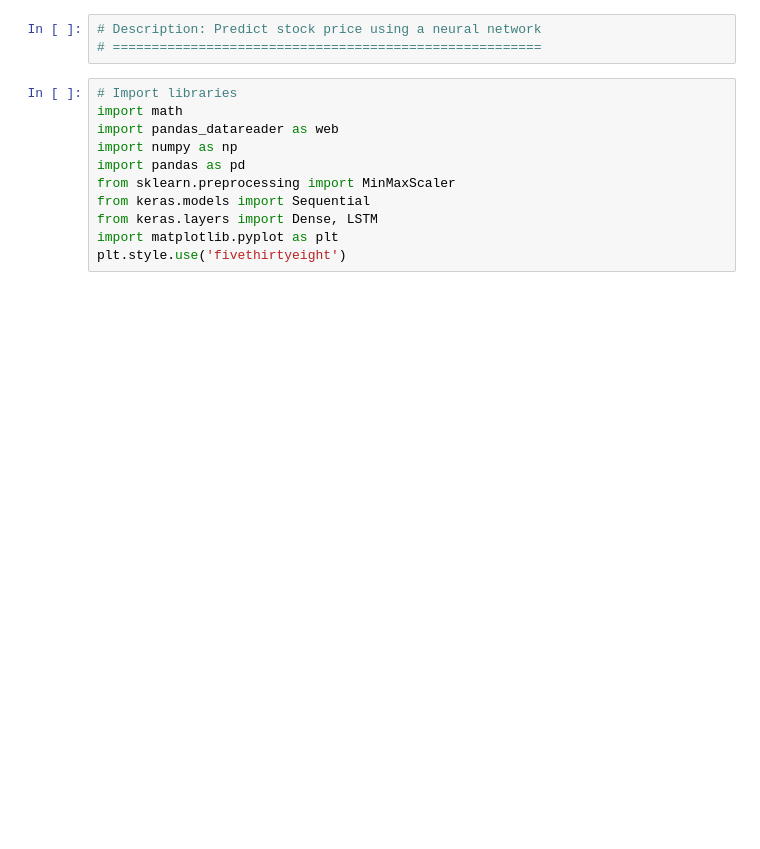
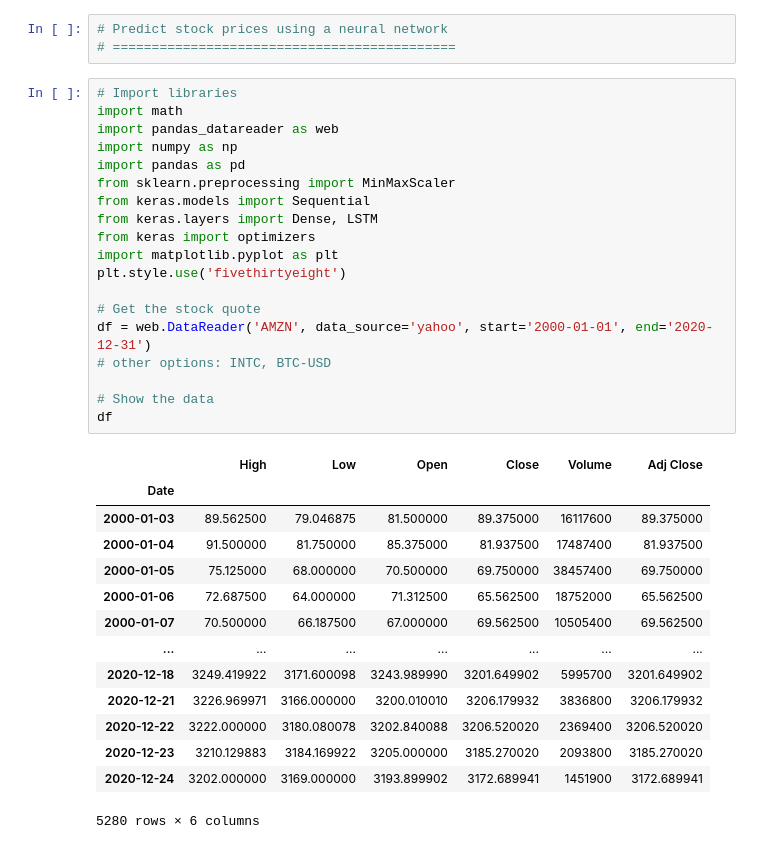
Before and after one commit to diamantron/seq2sql, a Jupyter notebook: stock_prediction.ipynb, the cells around one changed output. Drawn from its saved outputs; the diff is of its cells as text; blank space fills up the shorter version.

```diff
--- a/stock_prediction.ipynb
+++ b/stock_prediction.ipynb
@@ -1,16 +1,39 @@
 # %% [markdown]
 <a href="https://colab.research.google.com/github/diamantron/seq2sql/blob/master/stock_prediction.ipynb" target="_parent"><img src="https://colab.research.google.com/assets/colab-badge.svg" alt="Open In Colab"/></a>
 # %%
-# Description: Predict stock price using a neural network
-# =======================================================
+# Predict stock prices using a neural network
+# ============================================
 # %%
 # Import libraries
 import math
 import pandas_datareader as web
 import numpy as np
 import pandas as pd
 from sklearn.preprocessing import MinMaxScaler
 from keras.models import Sequential
 from keras.layers import Dense, LSTM
+from keras import optimizers
 import matplotlib.pyplot as plt
 plt.style.use('fivethirtyeight')
+
+# Get the stock quote
+df = web.DataReader('AMZN', data_source='yahoo', start='2000-01-01', end='2020-12-31')
+# other options: INTC, BTC-USD
+
+# Show the data
+df
+# %% [output]
+|  | High | Low | Open | Close | Volume | Adj Close |
+| Date |  |  |  |  |  |  |
+| 2000-01-03 | 89.562500 | 79.046875 | 81.500000 | 89.375000 | 16117600 | 89.375000 |
+| 2000-01-04 | 91.500000 | 81.750000 | 85.375000 | 81.937500 | 17487400 | 81.937500 |
+| 2000-01-05 | 75.125000 | 68.000000 | 70.500000 | 69.750000 | 38457400 | 69.750000 |
+| 2000-01-06 | 72.687500 | 64.000000 | 71.312500 | 65.562500 | 18752000 | 65.562500 |
+| 2000-01-07 | 70.500000 | 66.187500 | 67.000000 | 69.562500 | 10505400 | 69.562500 |
+| ... | ... | ... | ... | ... | ... | ... |
+| 2020-12-18 | 3249.419922 | 3171.600098 | 3243.989990 | 3201.649902 | 5995700 | 3201.649902 |
+| 2020-12-21 | 3226.969971 | 3166.000000 | 3200.010010 | 3206.179932 | 3836800 | 3206.179932 |
+| 2020-12-22 | 3222.000000 | 3180.080078 | 3202.840088 | 3206.520020 | 2369400 | 3206.520020 |
+| 2020-12-23 | 3210.129883 | 3184.169922 | 3205.000000 | 3185.270020 | 2093800 | 3185.270020 |
+| 2020-12-24 | 3202.000000 | 3169.000000 | 3193.899902 | 3172.689941 | 1451900 | 3172.689941 |
+5280 rows × 6 columns
```
Also changed, not shown: parts of 6 cells of this notebook.
